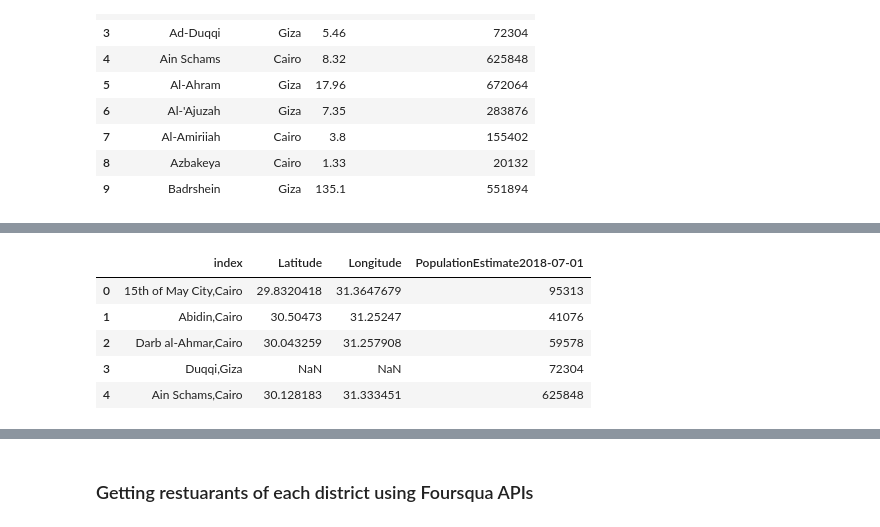
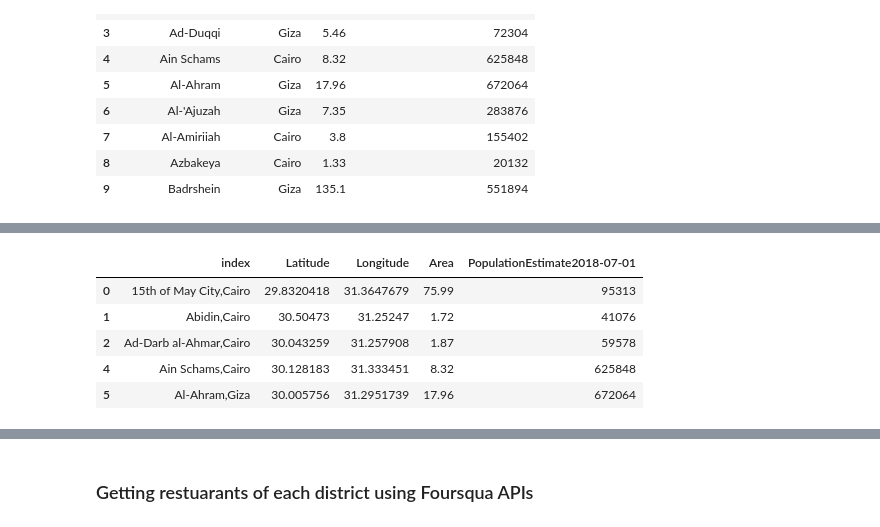
Before and after one commit to Abdelrahman44/Determining-which-districts-of-Greater-Cairo-is-bes-to-open-a-new-food-business, a Jupyter notebook: main.ipynb, the cells around one changed output, grey strips where cells are left out. Cells and saved outputs as stored; diff of their text form; code cells hidden in the pictures.

Commit message:
feat: get restaurants data using Foursquar APIs

```diff
--- a/main.ipynb
+++ b/main.ipynb
@@ -142,0 +144,3 @@ See the caveats in the documentation: http://pandas.pydata.org/pandas-docs/stabl
+# %%
+d['Area'] = pd.to_numeric(d['Area'])
+d.info()
@@ -150,7 +163,7 @@ for add in d.Address.values:
     try:
         latlong[add] = [results.json()[0]['lat'], results.json()[0]['lon']]
     except:
-        latlong[add] = ['NaN', 'NaN']
+        latlong[add] = [np.nan, np.nan]
 # %%
 latlongg = pd.DataFrame.from_dict(latlong, 'index', columns=['Latitude', 'Longitude']).reset_index()
 latlongg.head(10)
@@ -200,7 +207,9 @@ max                   150250.000000
 # %%
 # I will try removing the letters that are not needed for naming (this is a property for arabic names like: AL - Ash .. etc)
+latlongg2= pd.DataFrame(latlongg[latlongg['Latitude'] == np.nan], columns=['index', 'Latitude', 'Longitude'])
+
 for x in ['Al-', 'Ad-', 'Ash-', 'At-']:
-    latlongg['index'] = latlongg['index'].str.replace(x, '')
+    latlongg2['index'] = latlongg2['index'].str.replace(x, '')
 
-latlongg[latlongg['Latitude'] == 'NaN']['index']
+latlongg2[latlongg2['Latitude'] == np.nan]['index']
 # %% [output]
@@ -215,13 +217,13 @@ Name: index, dtype: object
 # %%
 #lets try to geth the location data of these districts again
 
-for add in latlongg[latlongg['Latitude'] == 'NaN']['index'].values:
+for add in latlongg2['index'].values:
     print(add)
     url = 'https://us1.locationiq.com/v1/search.php?key=1463232716cb66&q={}&countrycodes=EG&format=json'.format(add)
     results = requests.get(url)
     try:
-        latlongg[latlongg['index'] == add]['Latitude'] = results.json()[0]['lat']
-        latlongg[latlongg['index'] == add]['Longitude'] = results.json()[0]['lon']
+        latlongg2[latlongg2['index'] == add]['Latitude'] = results.json()[0]['lat']
+        latlongg2[latlongg2['index'] == add]['Longitude'] = results.json()[0]['lon']
     except:
-        latlongg[latlongg['index'] == add]['Latitude'] = 'NaN'
-        latlongg[latlongg['index'] == add]['Longitude'] = 'NaN'
+        latlongg2[latlongg['index'] == add]['Latitude'] = np.nan
+        latlongg2[latlongg['index'] == add]['Longitude'] = np.nan
@@ -267,17 +242,18 @@ Name: index, dtype: object
 # %%
 # This did not work also, so i will just discard these districts as they are not in the database of the geocoder
 
 # I will combine the 2 data frames into one
 dd = latlongg.join(d.set_index('Address'), 'index')
-dd.dropna()
+
+dd.dropna(inplace=True)
 dd.head()
 # %% [output]
-|  | index | Latitude | Longitude | PopulationEstimate2018-07-01 |
-| 0 | 15th of May City,Cairo | 29.8320418 | 31.3647679 | 95313 |
-| 1 | Abidin,Cairo | 30.50473 | 31.25247 | 41076 |
-| 2 | Darb al-Ahmar,Cairo | 30.043259 | 31.257908 | 59578 |
-| 3 | Duqqi,Giza | NaN | NaN | 72304 |
-| 4 | Ain Schams,Cairo | 30.128183 | 31.333451 | 625848 |
+|  | index | Latitude | Longitude | Area | PopulationEstimate2018-07-01 |
+| 0 | 15th of May City,Cairo | 29.8320418 | 31.3647679 | 75.99 | 95313 |
+| 1 | Abidin,Cairo | 30.50473 | 31.25247 | 1.72 | 41076 |
+| 2 | Ad-Darb al-Ahmar,Cairo | 30.043259 | 31.257908 | 1.87 | 59578 |
+| 4 | Ain Schams,Cairo | 30.128183 | 31.333451 | 8.32 | 625848 |
+| 5 | Al-Ahram,Giza | 30.005756 | 31.2951739 | 17.96 | 672064 |
 # %%
 len(dd['index'].unique())
 # %% [output]
```
Also changed, not shown: parts of 28 cells of this notebook.
